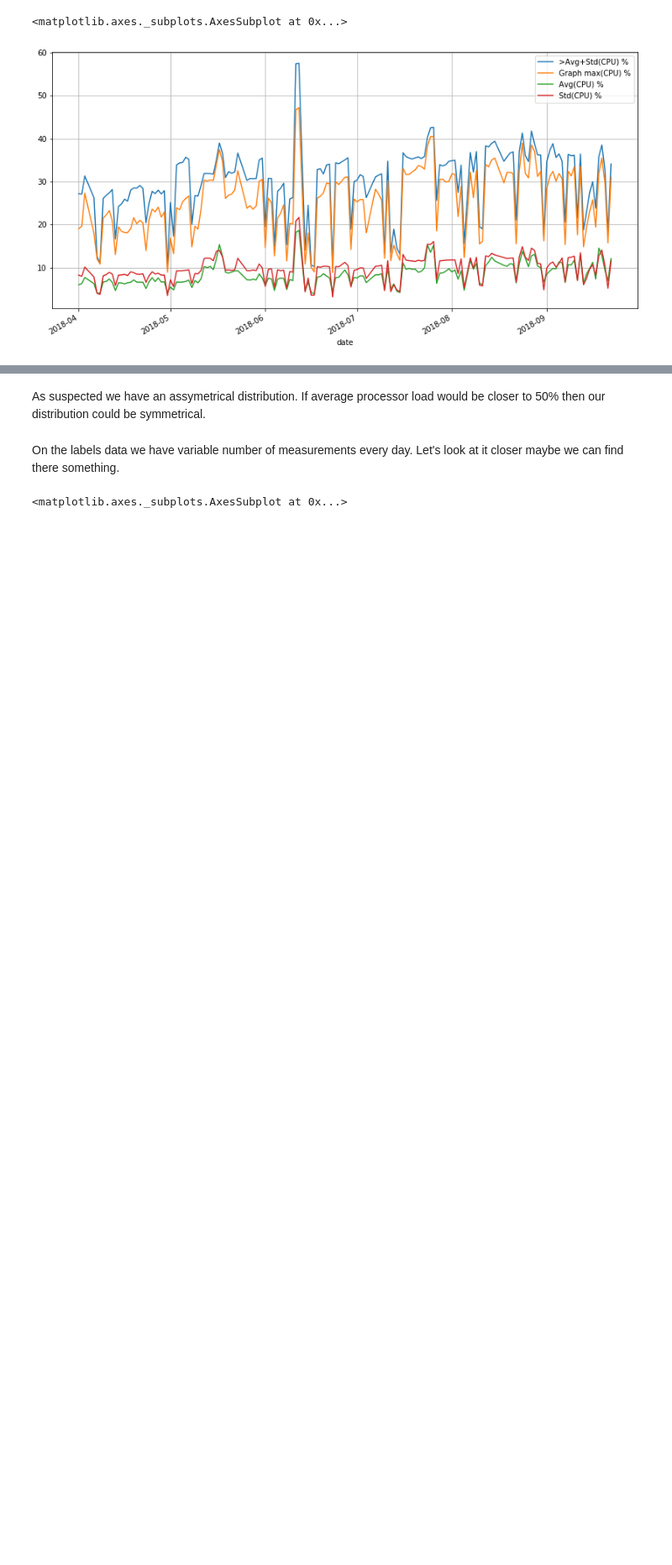
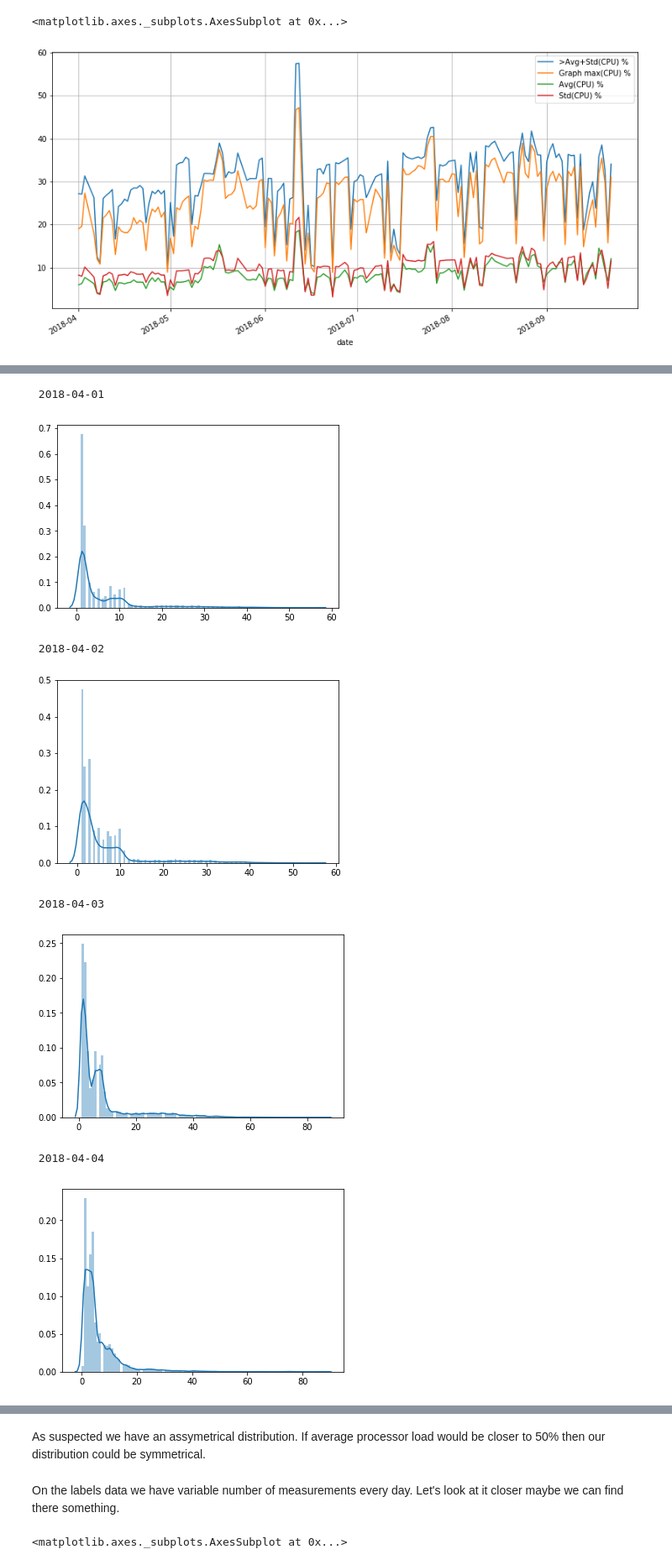
Before and after one commit to dajcs/enm_cpu_load, a Jupyter notebook: enm-cpu-load-predictive-model.ipynb, the cells around one changed output, grey strips where cells are left out. Shown at 84% size. Drawn from its saved outputs; the diff is of its cells as text; code cells hidden in the pictures; blank space fills up the shorter version.

```diff
--- a/enm-cpu-load-predictive-model.ipynb
+++ b/enm-cpu-load-predictive-model.ipynb
@@ -222,0 +228,18 @@ df.plot(x='date',y=['>Avg+Std(CPU) %', 'Graph max(CPU) %', 'Avg(CPU) %', 'Std(CP
+# %%
+import datetime
+
+date = datetime.datetime(2018,4,1)
+for i in range(77):
+    print('\n\n',date.strftime('%Y-%m-%d'))
+    date += datetime.timedelta(days=1)
+    sns.distplot(day[i], bins=100)
+    plt.show()
+# %% [output]
+ 2018-04-01
+[figure, added]
+ 2018-04-02
+[figure, added]
+ 2018-04-03
+[figure, added]
+ 2018-04-04
+[figure, added]
```
Also changed, not shown: parts of 5 cells of this notebook.
